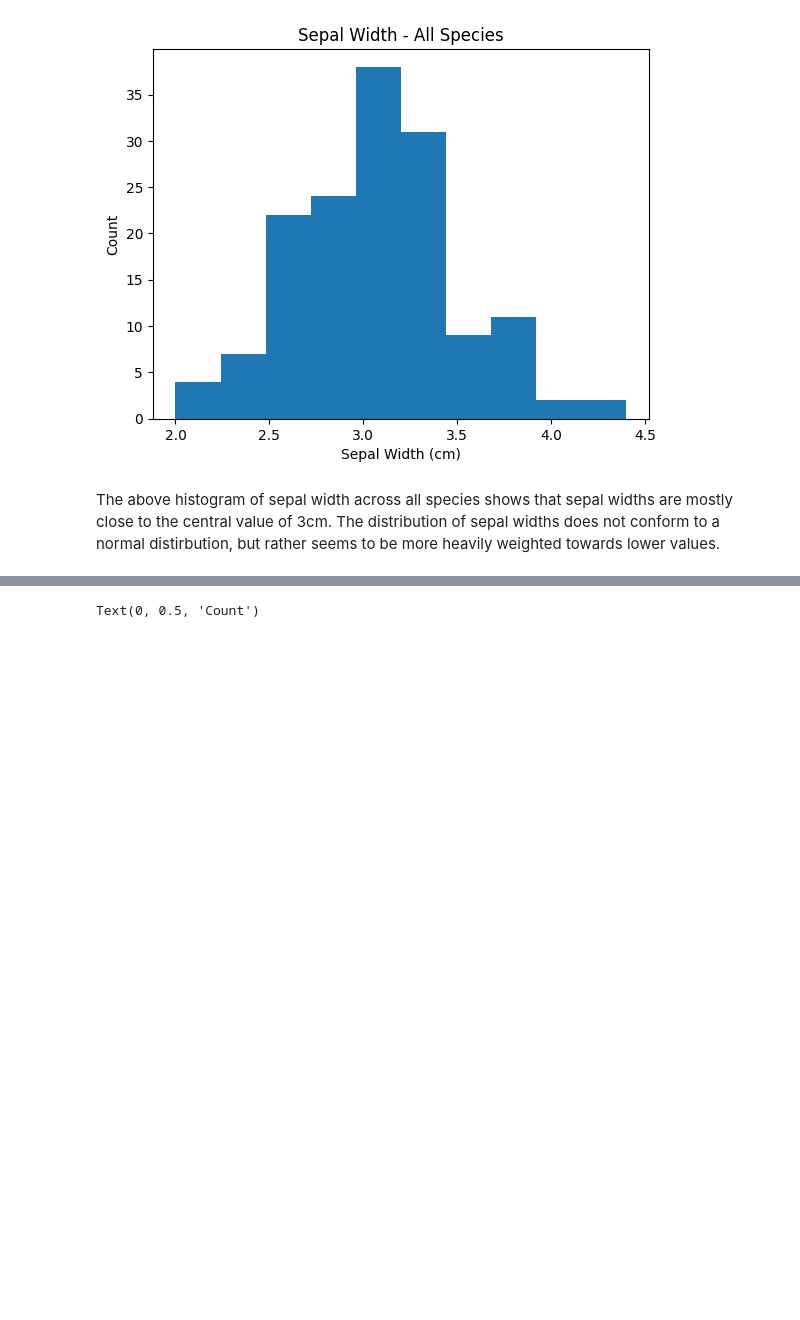
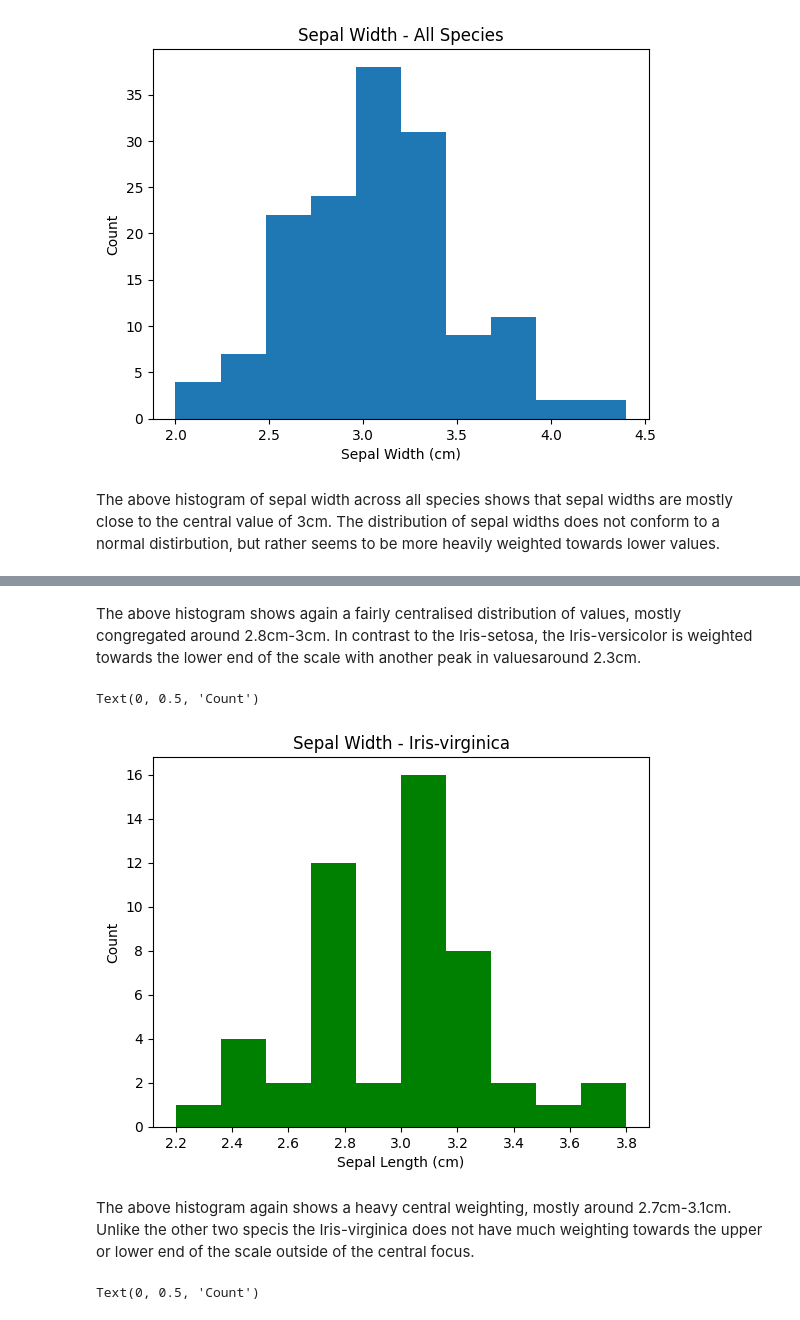
Before and after one commit to tomdbrophy/fund_data_analysis_assessment, a Jupyter notebook: project.ipynb, the cells around one changed output, grey strips where cells are left out. Cells and saved outputs as stored; diff of their text form; code cells hidden in the pictures; blank space fills up the shorter version.

```diff
--- a/project.ipynb
+++ b/project.ipynb
@@ -35,3 +55,16 @@ The above histogram of sepal width across all species shows that sepal widths ar
+# %% [markdown]
+The above histogram shows again a fairly centralised distribution of values, mostly congregated around 2.8cm-3cm. In contrast to the Iris-setosa, the Iris-versicolor is weighted towards the lower end of the scale with another peak in valuesaround 2.3cm.
+# %%
+virginica = df[df['species']=='Iris-virginica']
+plt.hist(virginica['sepal width'], color='g')
+plt.title('Sepal Width - Iris-virginica')
+plt.xlabel('Sepal Length (cm)')
+plt.ylabel('Count')
+# %% [output]
+Text(0, 0.5, 'Count')
+[figure, added]
+# %% [markdown]
+The above histogram again shows a heavy central weighting, mostly around 2.7cm-3.1cm. Unlike the other two specis the Iris-virginica does not have much weighting towards the upper or lower end of the scale outside of the central focus.
 # %%
 plt.hist(df['sepal length'])
 plt.title('Sepal Length - All Species')
```
Also changed, not shown: parts of 3 cells of this notebook.
